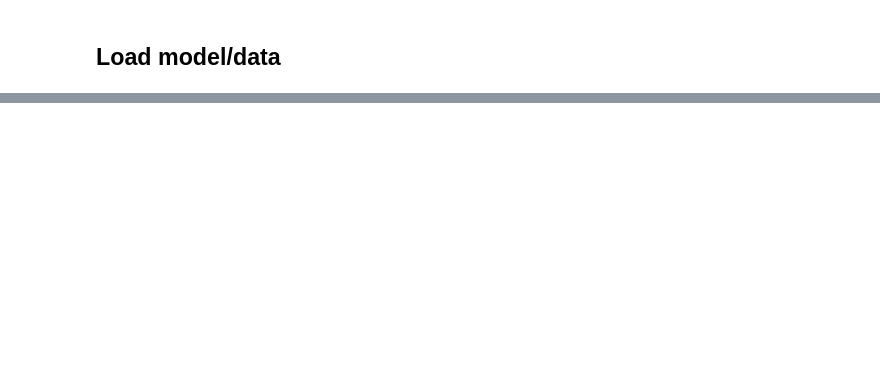
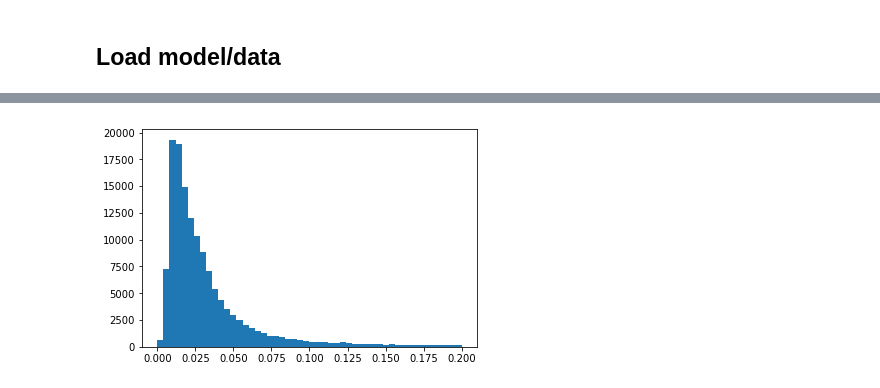
Before and after one commit to seung-lab/metric_segmentation, a Jupyter notebook: analysis/view_embeddings.ipynb, the cells around one changed output, grey strips where cells are left out. Drawn from its saved outputs; the diff is of its cells as text; code cells hidden in the pictures; blank space fills up the shorter version.

```diff
--- a/analysis/view_embeddings.ipynb
+++ b/analysis/view_embeddings.ipynb
@@ -159,0 +262,4 @@ plt.show()
+# %%
+plt.hist(vec_grad_train.flatten(), range=(0,0.2), bins=50); plt.show()
+# %% [output]
+[figure, added]
```
Also changed, not shown: parts of 22 cells of this notebook, 4 other files.
